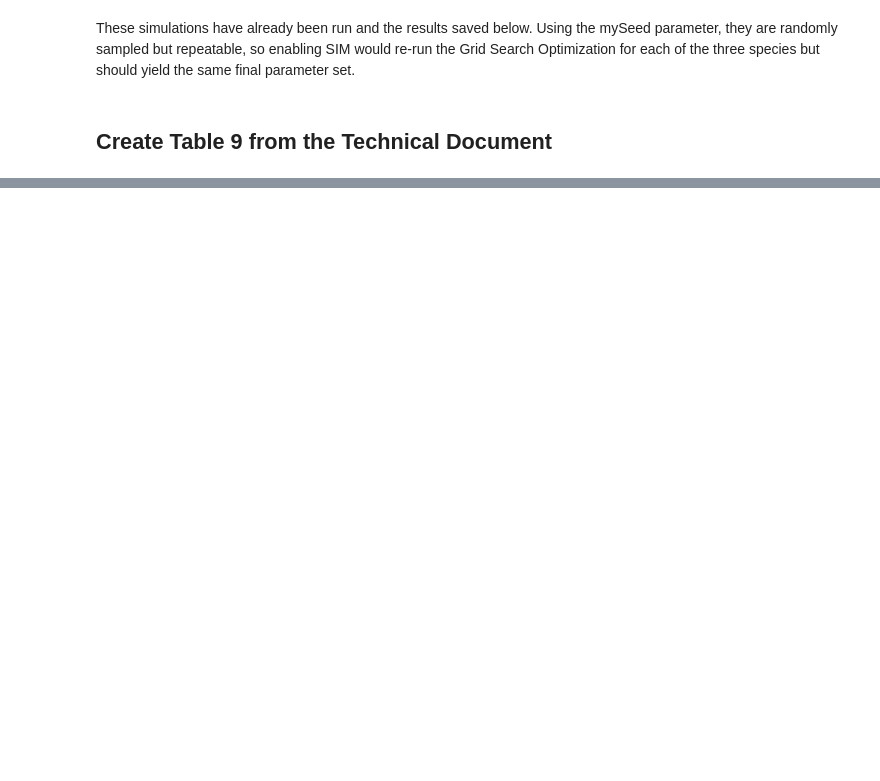
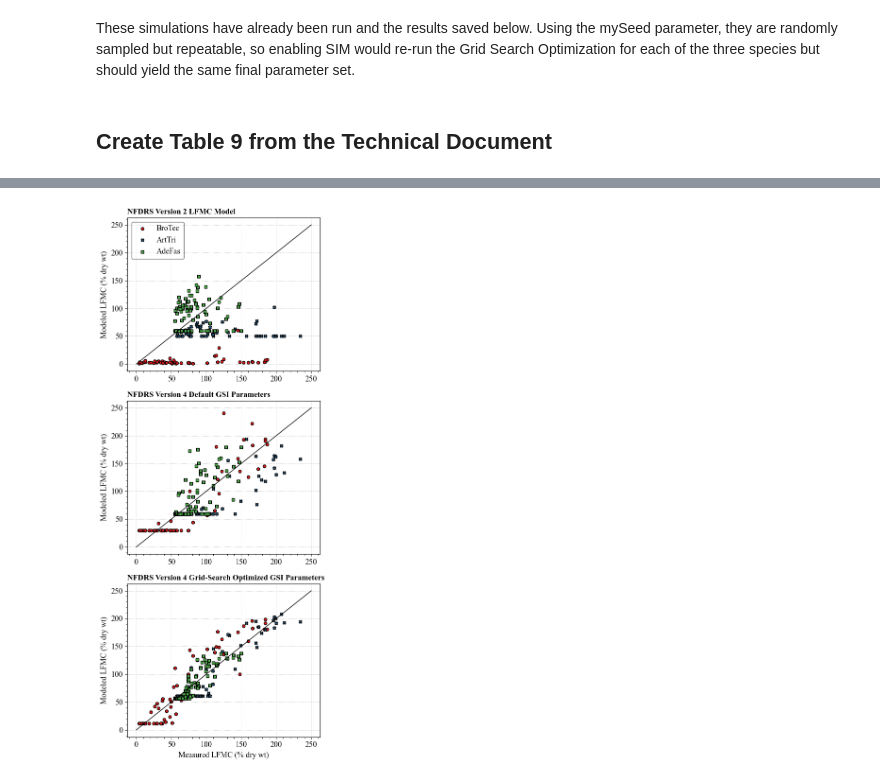
Before and after one commit to firelab/NFDRS4-TechDoc, a Jupyter notebook: NFDRSV4-TechDoc-LiveFuelMoistureEvaluation-Calibration.ipynb, the cells around one changed output, grey strips where cells are left out. Saved outputs shown, nothing was run; the diff lists cells and outputs as text; code cells hidden in the pictures; blank space fills up the shorter version.

```diff
--- a/NFDRSV4-TechDoc-LiveFuelMoistureEvaluation-Calibration.ipynb
+++ b/NFDRSV4-TechDoc-LiveFuelMoistureEvaluation-Calibration.ipynb
@@ -661,34 +691,36 @@ f,ax = plt.subplots(3,1,figsize=(5,12))
 MM_UT_BroTec.plot.scatter(x='Percent',y='FMH',ax=ax[0],label="BroTec",marker=mkr_nf1,color=clr_nf1,edgecolor=clr_edg_nf)
 MM_UT_ArtTri.plot.scatter(x='Percent',y='FMW',ax=ax[0],label="ArtTri",marker=mkr_nf2,color=clr_nf2,edgecolor=clr_edg_nf)
 MM_CA_AdeFas.plot.scatter(x='Percent',y='FMW',ax=ax[0],label="AdeFas",marker=mkr_nf3,color=clr_nf3,edgecolor=clr_edg_nf)
 ax[0].plot([0,250],[0,250],color='black')
 ax[0].legend(loc='upper left')
 ax[0].set_xlabel("")
 ax[0].set_ylabel("Modeled LFMC (% dry wt)")
 ax[0].set_title('NFDRS Version 2 LFMC Model')
 
 MM_UT_BroTec.plot.scatter(x='Percent',y='LFMC',ax=ax[1],marker=mkr_nf1,color=clr_nf1,edgecolor=clr_edg_nf)
 MM_UT_ArtTri.plot.scatter(x='Percent',y='LFMC',ax=ax[1],marker=mkr_nf2,color=clr_nf2,edgecolor=clr_edg_nf)
 MM_CA_AdeFas.plot.scatter(x='Percent',y='LFMC',ax=ax[1],marker=mkr_nf3,color=clr_nf3,edgecolor=clr_edg_nf)
 ax[1].plot([0,250],[0,250],color='black')
 #ax[1].legend(loc='lower left',bbox_to_anchor=(1.0, 1.0))
 ax[1].set_xlabel("")
 ax[1].set_ylabel("Modeled LFMC (% dry wt)")
 ax[1].set_title('NFDRS Version 4 Default GSI Parameters')
 
 MM_UT_BroTecOpt.plot.scatter(x='Percent',y='LFMC',ax=ax[2],marker=mkr_nf1,color=clr_nf1,edgecolor=clr_edg_nf)
 MM_UT_ArtTriOpt.plot.scatter(x='Percent',y='LFMC',ax=ax[2],marker=mkr_nf2,color=clr_nf2,edgecolor=clr_edg_nf)
 MM_CA_AdeFasOpt.plot.scatter(x='Percent',y='LFMC',ax=ax[2],marker=mkr_nf3,color=clr_nf3,edgecolor=clr_edg_nf)
 ax[2].plot([0,250],[0,250],color='black')
 #ax[1].legend(loc='lower left',bbox_to_anchor=(1.0, 1.0))
 ax[2].set_xlabel("Measured LFMC (% dry wt)")
 ax[2].set_ylabel("Modeled LFMC (% dry wt)")
 ax[2].set_title('NFDRS Version 4 Grid-Search Optimized GSI Parameters')
 
 plt.tight_layout()
-fout = './Figures/FuelMoistureComparisons_3Grid.png'
+fout = './outputs/FuelMoistureComparisons_3Grid.png'
 if fout != "":
     plt.savefig(fout,dpi=300, bbox_inches='tight',facecolor='white', transparent=False )
+# %% [output]
+[figure, added]
 # %%
 Met421501RunSumPrcp = Met421501.RunSumPrcp.dropna()
 Met045433RunSumPrcp = Met045433.RunSumPrcp.dropna()
```
Also changed, not shown: parts of 11 cells of this notebook, 3 other files.
